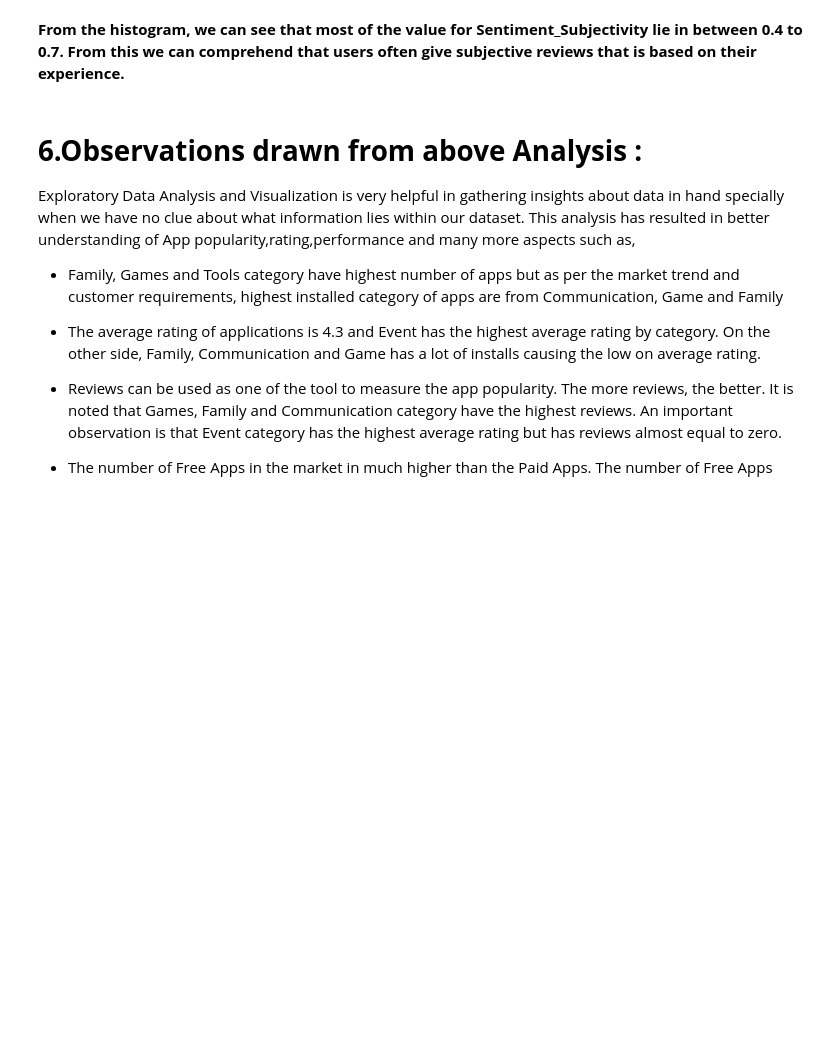
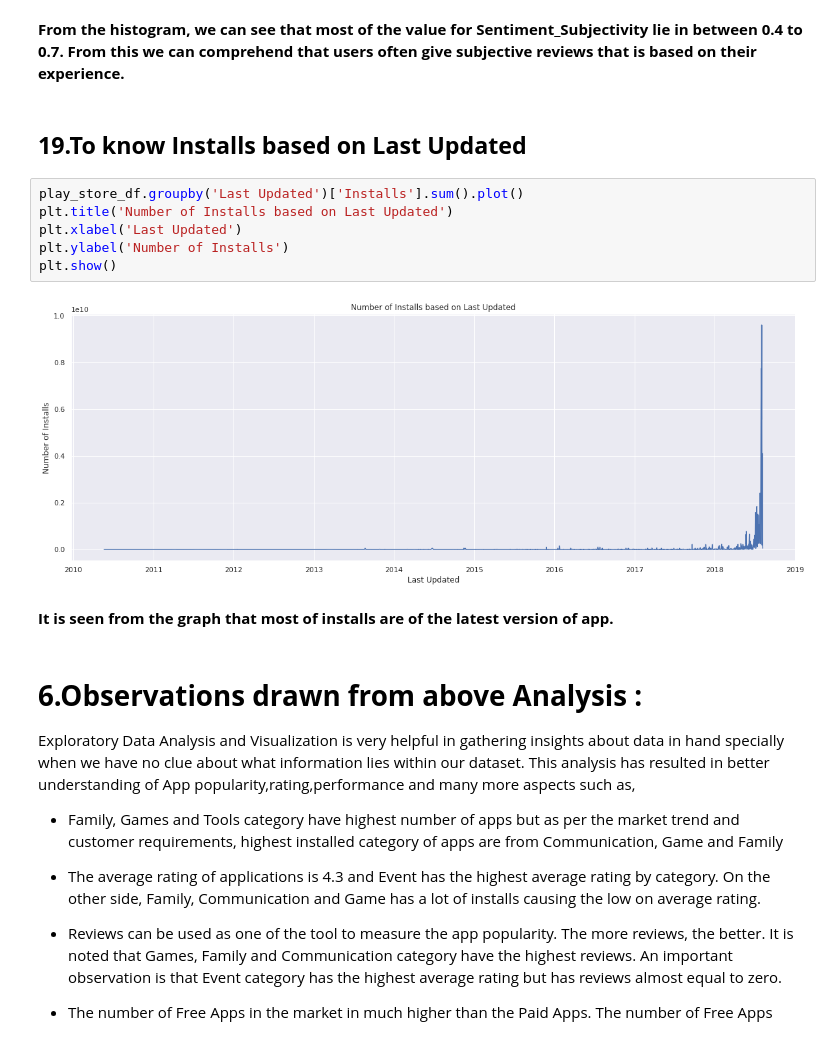
Before and after one commit to chandralakagwad/Playstore-App-Review-Analysis, a Jupyter notebook: Final_Play_Store_App_Analysis.ipynb, the cells around one changed output. Cells and saved outputs as stored; diff of their text form; blank space fills up the shorter version.

Commit message:
Last updated vs Installs

```diff
--- a/Final_Play_Store_App_Analysis.ipynb
+++ b/Final_Play_Store_App_Analysis.ipynb
@@ -762,6 +775,18 @@ plt.show()
 [figure]
 # %% [markdown]
 **From the histogram, we can see that most of the value for Sentiment_Subjectivity lie in between 0.4 to 0.7. From this we can comprehend that users often give subjective reviews that is based on their experience.**
+# %% [markdown]
+## **19.To know Installs based on Last Updated**
+# %%
+play_store_df.groupby('Last Updated')['Installs'].sum().plot()
+plt.title('Number of Installs based on Last Updated')
+plt.xlabel('Last Updated')
+plt.ylabel('Number of Installs')
+plt.show()
+# %% [output]
+[figure, added]
+# %% [markdown]
+**It is seen from the graph that most of installs are of the latest version of app.**
 # %% [markdown]
 # **6.Observations drawn from above Analysis :**
 Exploratory Data Analysis and Visualization is very helpful in gathering insights about data in hand specially when we have no clue about what information lies within our dataset.
```
Also changed, not shown: parts of 6 cells of this notebook.
